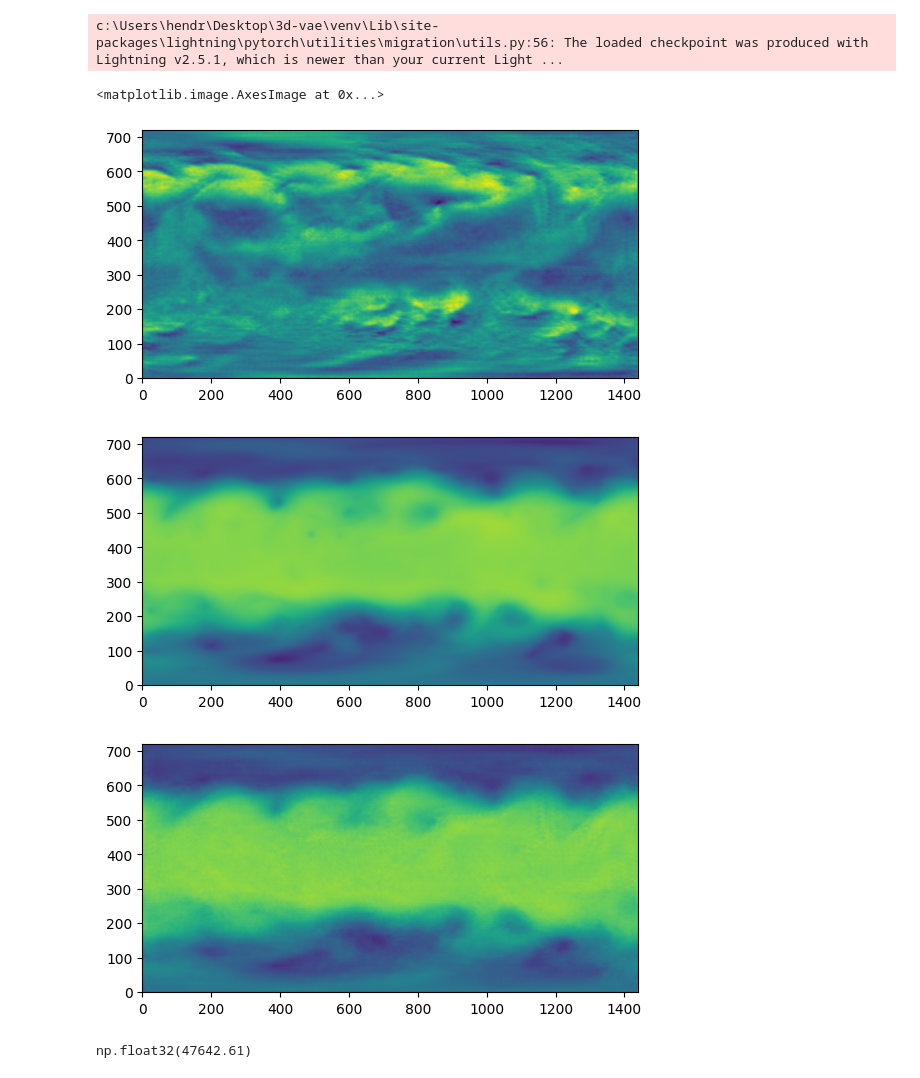
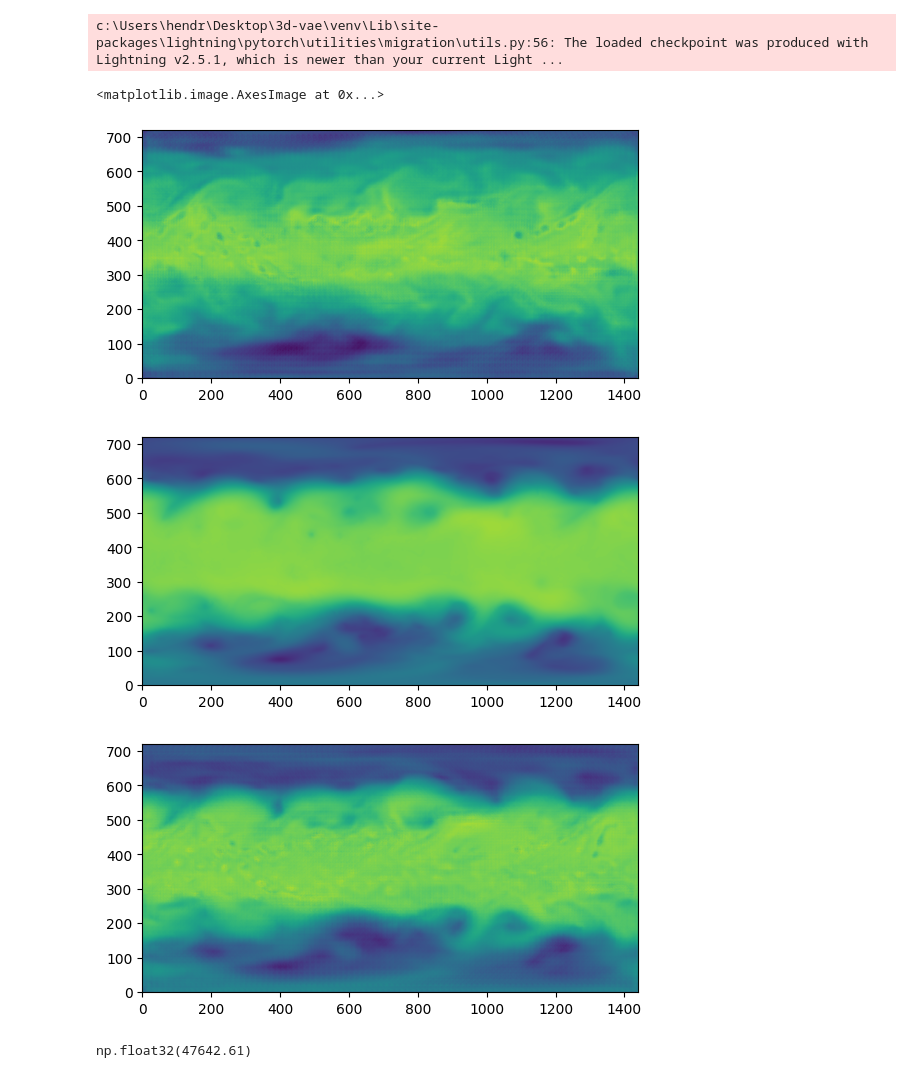
Before and after one commit to HendricSch/3d-vae, a Jupyter notebook: inference.ipynb, the cells around one changed output. Drawn from its saved outputs; the diff is of its cells as text; code cells hidden in the pictures.

```diff
--- a/inference.ipynb
+++ b/inference.ipynb
@@ -14,7 +14,7 @@ with open("configs/autoencoder_kl_f16_attention.yaml", "r") as f:
 device = "cpu"
 
 model = Autoencoder.load_from_checkpoint(
-    "checkpoints/vae-kl-f16-1440x720-69c-attention-disc-step=69000.ckpt", config=config, strict=False).to(device)
+    "checkpoints/vae-kl-f16-1440x720-69c-attention-disc-new-step=4000.ckpt", config=config, strict=False).to(device)
 
 model.eval()
 
@@ -32,10 +32,10 @@ with torch.no_grad():
 # %%
 geo = rec.cpu().squeeze().numpy()
 
-plt.imshow(geo[1].T, origin="lower")
+plt.imshow(geo[0].T, origin="lower")
 # %% [output]
 <matplotlib.image.AxesImage at 0x...>
-[figure, old version]
+[figure, new version]
 # %%
 geo_sample = sample.cpu()
 geo_rec = rec.cpu()
@@ -54,7 +54,7 @@ plt.imshow(geo_rec.T, origin="lower", vmin=-2.5, vmax=2)
 plt.show()
 # %% [output]
 [figure]
-[figure, old version]
+[figure, new version]
 # %%
 geo_mean = 53921.2137
 geo_std = 3091.97738
```
Also changed, not shown: 4 other files.
